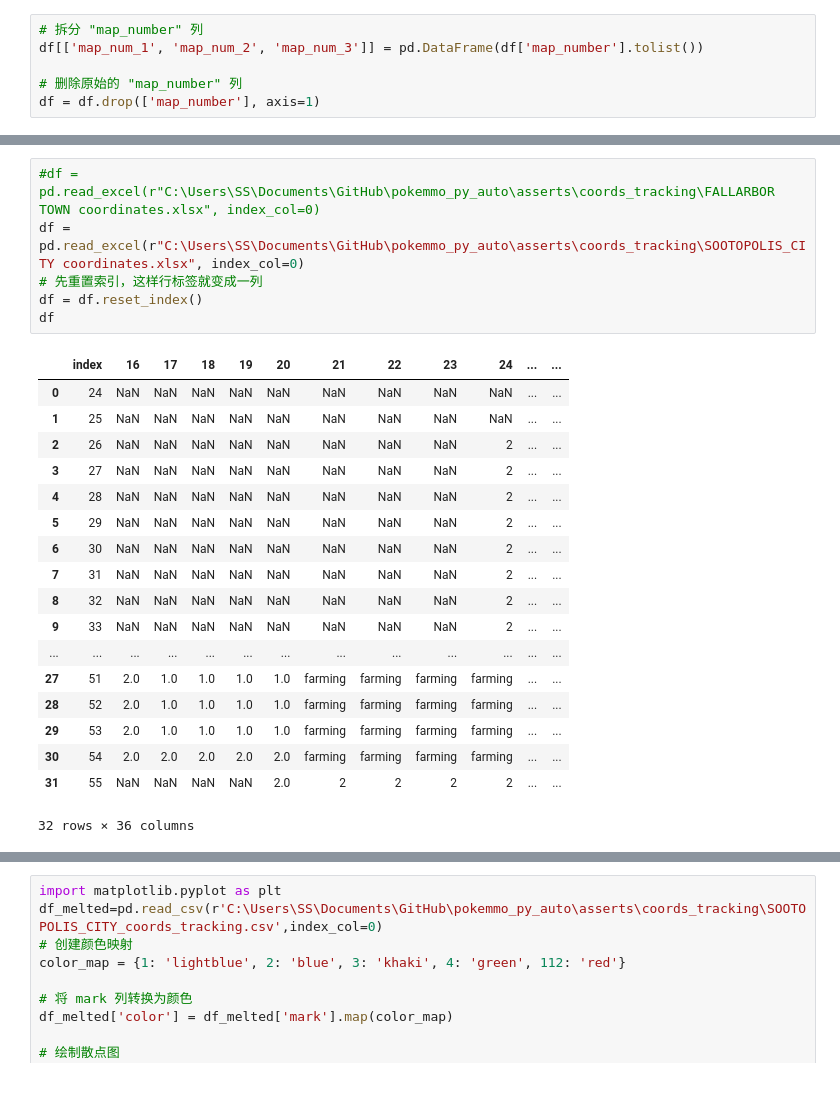
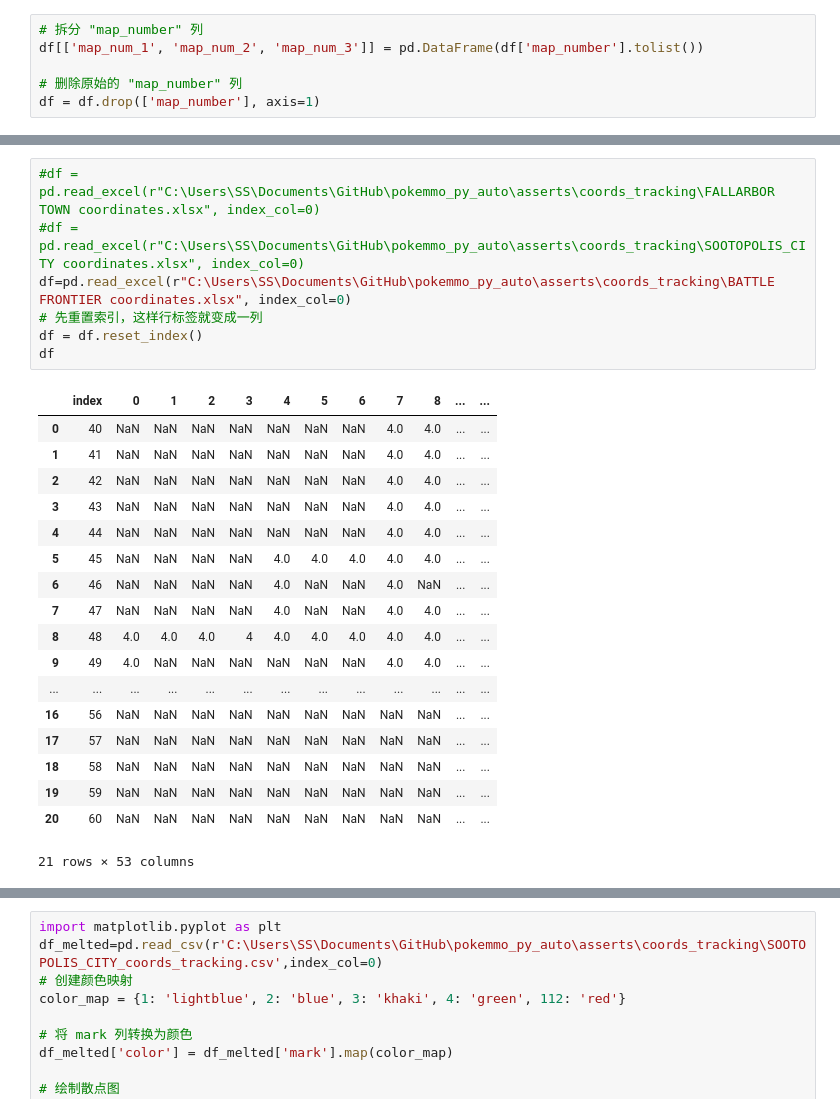
Before and after one commit to ShenShu2016/pokemmo_py_auto, a Jupyter notebook: tools/x_y_battle_area_analyize.ipynb, the cells around one changed output, grey strips where cells are left out. Cells and saved outputs as stored; diff of their text form.

```diff
--- a/tools/x_y_battle_area_analyize.ipynb
+++ b/tools/x_y_battle_area_analyize.ipynb
@@ -257,28 +199,29 @@ plt.show()
 # %%
 #df = pd.read_excel(r"C:\Users\SS\Documents\GitHub\pokemmo_py_auto\asserts\coords_tracking\FALLARBOR TOWN coordinates.xlsx", index_col=0)
-df = pd.read_excel(r"C:\Users\SS\Documents\GitHub\pokemmo_py_auto\asserts\coords_tracking\SOOTOPOLIS_CITY coordinates.xlsx", index_col=0)
+#df = pd.read_excel(r"C:\Users\SS\Documents\GitHub\pokemmo_py_auto\asserts\coords_tracking\SOOTOPOLIS_CITY coordinates.xlsx", index_col=0)
+df=pd.read_excel(r"C:\Users\SS\Documents\GitHub\pokemmo_py_auto\asserts\coords_tracking\BATTLE FRONTIER coordinates.xlsx", index_col=0)
 # 先重置索引，这样行标签就变成一列
 df = df.reset_index()
 df
 # %% [output]
-|  | index | 16 | 17 | 18 | 19 | 20 | 21 | 22 | 23 | 24 | ... | ... |
-| 0 | 24 | NaN | NaN | NaN | NaN | NaN | NaN | NaN | NaN | NaN | ... | ... |
-| 1 | 25 | NaN | NaN | NaN | NaN | NaN | NaN | NaN | NaN | NaN | ... | ... |
-| 2 | 26 | NaN | NaN | NaN | NaN | NaN | NaN | NaN | NaN | 2 | ... | ... |
-| 3 | 27 | NaN | NaN | NaN | NaN | NaN | NaN | NaN | NaN | 2 | ... | ... |
-| 4 | 28 | NaN | NaN | NaN | NaN | NaN | NaN | NaN | NaN | 2 | ... | ... |
-| 5 | 29 | NaN | NaN | NaN | NaN | NaN | NaN | NaN | NaN | 2 | ... | ... |
-| 6 | 30 | NaN | NaN | NaN | NaN | NaN | NaN | NaN | NaN | 2 | ... | ... |
-| 7 | 31 | NaN | NaN | NaN | NaN | NaN | NaN | NaN | NaN | 2 | ... | ... |
-| 8 | 32 | NaN | NaN | NaN | NaN | NaN | NaN | NaN | NaN | 2 | ... | ... |
-| 9 | 33 | NaN | NaN | NaN | NaN | NaN | NaN | NaN | NaN | 2 | ... | ... |
+|  | index | 0 | 1 | 2 | 3 | 4 | 5 | 6 | 7 | 8 | ... | ... |
+| 0 | 40 | NaN | NaN | NaN | NaN | NaN | NaN | NaN | 4.0 | 4.0 | ... | ... |
+| 1 | 41 | NaN | NaN | NaN | NaN | NaN | NaN | NaN | 4.0 | 4.0 | ... | ... |
+| 2 | 42 | NaN | NaN | NaN | NaN | NaN | NaN | NaN | 4.0 | 4.0 | ... | ... |
+| 3 | 43 | NaN | NaN | NaN | NaN | NaN | NaN | NaN | 4.0 | 4.0 | ... | ... |
+| 4 | 44 | NaN | NaN | NaN | NaN | NaN | NaN | NaN | 4.0 | 4.0 | ... | ... |
+| 5 | 45 | NaN | NaN | NaN | NaN | 4.0 | 4.0 | 4.0 | 4.0 | 4.0 | ... | ... |
+| 6 | 46 | NaN | NaN | NaN | NaN | 4.0 | NaN | NaN | 4.0 | NaN | ... | ... |
+| 7 | 47 | NaN | NaN | NaN | NaN | 4.0 | NaN | NaN | 4.0 | 4.0 | ... | ... |
+| 8 | 48 | 4.0 | 4.0 | 4.0 | 4 | 4.0 | 4.0 | 4.0 | 4.0 | 4.0 | ... | ... |
+| 9 | 49 | 4.0 | NaN | NaN | NaN | NaN | NaN | NaN | 4.0 | 4.0 | ... | ... |
 | ... | ... | ... | ... | ... | ... | ... | ... | ... | ... | ... | ... | ... |
-| 27 | 51 | 2.0 | 1.0 | 1.0 | 1.0 | 1.0 | farming | farming | farming | farming | ... | ... |
-| 28 | 52 | 2.0 | 1.0 | 1.0 | 1.0 | 1.0 | farming | farming | farming | farming | ... | ... |
-| 29 | 53 | 2.0 | 1.0 | 1.0 | 1.0 | 1.0 | farming | farming | farming | farming | ... | ... |
-| 30 | 54 | 2.0 | 2.0 | 2.0 | 2.0 | 2.0 | farming | farming | farming | farming | ... | ... |
-| 31 | 55 | NaN | NaN | NaN | NaN | 2.0 | 2 | 2 | 2 | 2 | ... | ... |
+| 16 | 56 | NaN | NaN | NaN | NaN | NaN | NaN | NaN | NaN | NaN | ... | ... |
+| 17 | 57 | NaN | NaN | NaN | NaN | NaN | NaN | NaN | NaN | NaN | ... | ... |
+| 18 | 58 | NaN | NaN | NaN | NaN | NaN | NaN | NaN | NaN | NaN | ... | ... |
+| 19 | 59 | NaN | NaN | NaN | NaN | NaN | NaN | NaN | NaN | NaN | ... | ... |
+| 20 | 60 | NaN | NaN | NaN | NaN | NaN | NaN | NaN | NaN | NaN | ... | ... |
-32 rows × 36 columns
+21 rows × 53 columns
 # %%
 # 使用 melt，这会把所有列都转成两列，一列是原来的列名（变量），一列是对应的值
 df_melted = df.melt(id_vars='index', var_name='x_coords', value_name='mark')
```
Also changed, not shown: parts of 16 cells of this notebook, 16 other files.
